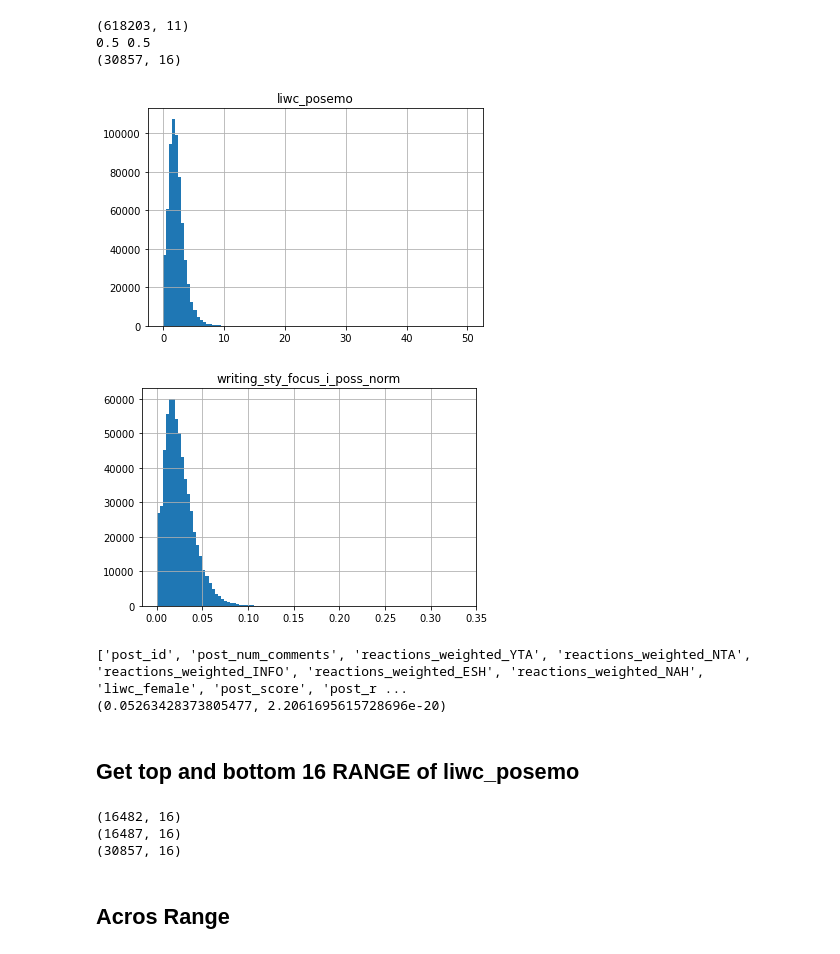
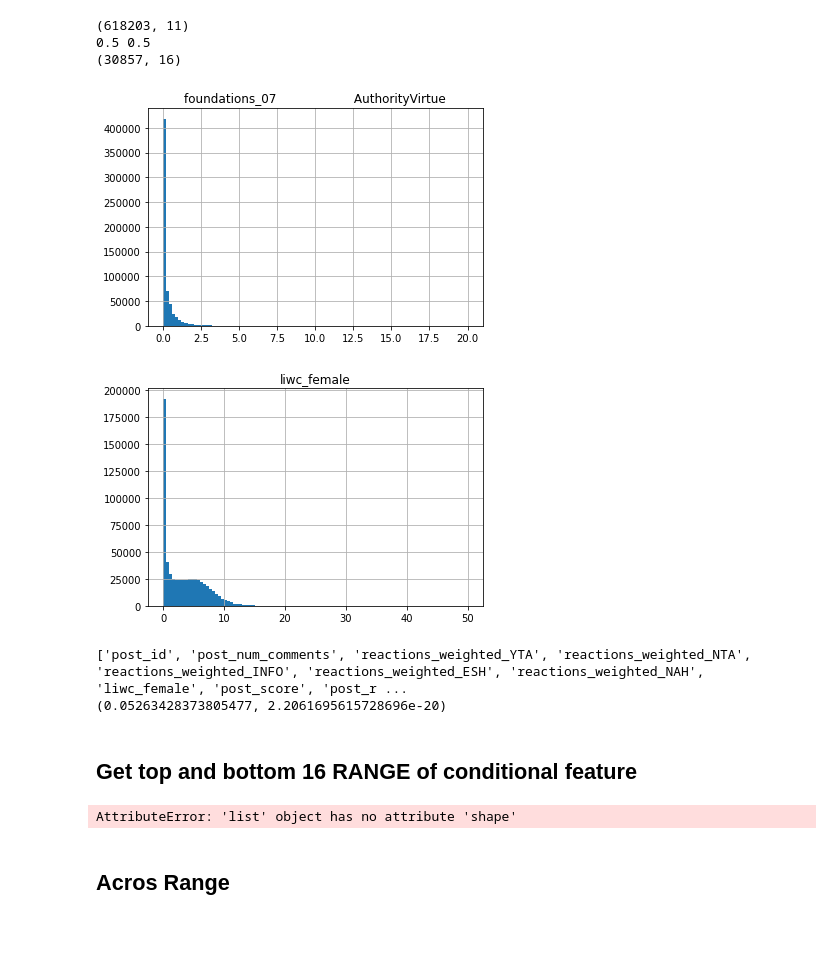
Before and after one commit to Hadjimina/Reddit_Morality_Analysis, a Jupyter notebook: feature_analysis/Jupiter Notebooks/Feature Sample generation.ipynb, the cells around one changed output. Drawn from its saved outputs; the diff is of its cells as text; code cells hidden in the pictures.

```diff
--- a/feature_analysis/Jupiter Notebooks/Feature Sample generation.ipynb
+++ b/feature_analysis/Jupiter Notebooks/Feature Sample generation.ipynb
@@ -96,39 +96,39 @@ def get_correct_posts(post_requirements, df, doFilter=True):
     return df
 
 # ["liwc_female", "liwc_discrep", "liwc_home", "writing_sty_focus_i_poss_norm"]
-features_to_analyse = ["writing_sty_focus_i_poss_norm", ]
-conditionalFeature = "liwc_posemo"
+features_to_analyse = ["liwc_female", ]
+conditionalFeature = "foundations_07                    AuthorityVirtue"
 conditionalWidth = 16
 reactions_to_keep = ["reactions_weighted_YTA", "reactions_weighted_NTA",
                      "reactions_weighted_ESH", "reactions_weighted_NAH", "reactions_weighted_INFO", ]+[conditionalFeature]
 USE_CONDITIONAL = len(conditionalFeature) > 0
 
 post_requirements = {  # requirement: key >= value in post
         "post_num_comments": 10,
         "post_score": 10,
         "post_ratio": 0.7,
     }
 
 #df = pd.read_csv("../datasets/prepend_done.csv")
 df = pd.read_csv("../datasets/prepend_done.csv",
                  usecols=features_to_analyse+reactions_to_keep+list(post_requirements.keys())+["post_id"])
 
 df.hist(column=conditionalFeature,bins=100)
 df.hist(column=features_to_analyse[0],bins=100)
 print(df.shape)
 df = get_correct_posts(post_requirements, df, doFilter=True)
 print(df.shape)
 
 
 #df_txt = pd.read_csv("../datasets/id_to_text.csv")
 #lst = list(filter(lambda x: "sty" in x, list(df.columns)))
 # print(lst)
 # %% [output]
 (618203, 11)
 0.5 0.5
 (30857, 16)
-[figure, old version]
+[figure, new version]
-[figure, old version]
+[figure, new version]
 # %%
 #get pearson
 print(list(df.columns))
@@ -142,22 +142,21 @@ print(pearsonr(ft_col,y_col))
 ['post_id', 'post_num_comments', 'reactions_weighted_YTA', 'reactions_weighted_NTA', 'reactions_weighted_INFO', 'reactions_weighted_ESH', 'reactions_weighted_NAH', 'liwc_female', 'post_score', 'post_r ...
 (0.05263428373805477, 2.2061695615728696e-20)
 # %% [markdown]
-## Get top and bottom 16 RANGE of liwc_posemo
+## Get top and bottom 16 RANGE of conditional feature
 # %%
 
 condMin = df[conditionalFeature].min()
 condMax = df[conditionalFeature].max()
 if condMin<0:
     raise ValueError('conditional feature has a min value lower than 0....')
-print(df[((df[conditionalFeature] < condMax*(conditionalWidth/100)))].shape)
-dfCond = df[((df[conditionalFeature] < condMax*(conditionalWidth/100)))|(df[conditionalFeature] > condMax*((100-conditionalWidth)/100))]
-print(dfCond.shape)
+dfCondBottom = df[((df[conditionalFeature] < condMax*(conditionalWidth/100)))]
+dfCondTop = df[(df[conditionalFeature] > condMax*((100-conditionalWidth)/100))]
+dfCond = [dfCondBottom, dfCondTop]
+print(dfCond[0].shape, dfCond[1].shape)
 print(df.shape)
 #Only 5 posts come from top range, rest of all posts comes from bottom
 # %% [output]
-(16482, 16)
-(16487, 16)
-(30857, 16)
+AttributeError: 'list' object has no attribute 'shape'
 # %% [markdown]
 ## Acros Range
 # %%
```
Also changed, not shown: parts of 3 cells of this notebook, 4 other files.
